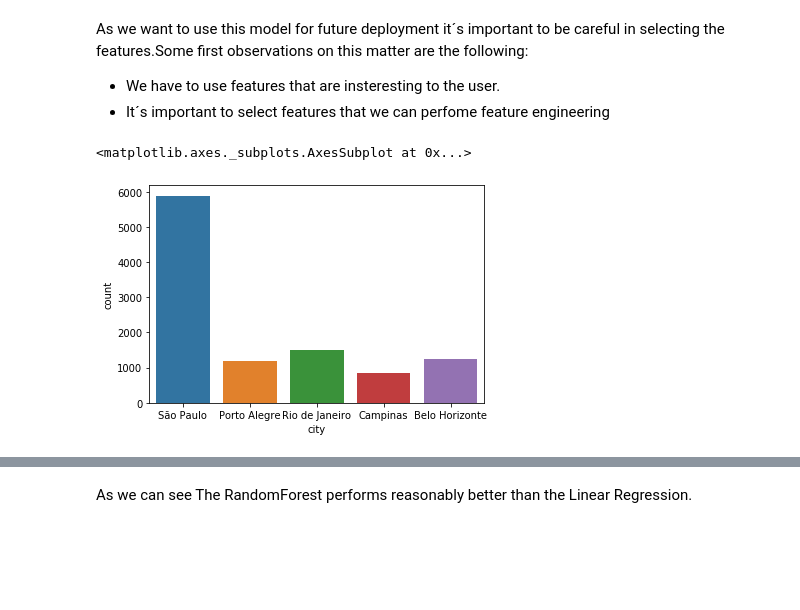
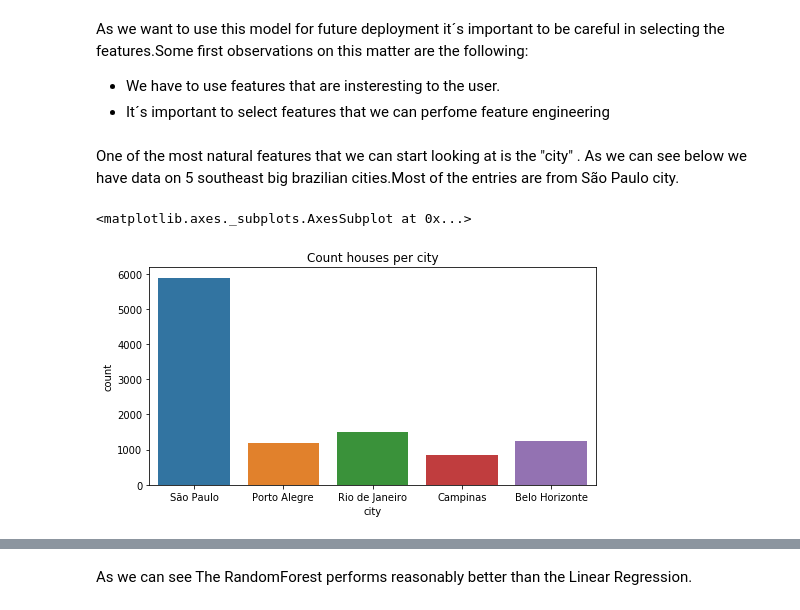
Before and after one commit to Pontes-Junior/Rent_Prices_Prediction, a Jupyter notebook: Houses_to_rent_Notebook.ipynb, the cells around one changed output, grey strips where cells are left out. Drawn from its saved outputs; the diff is of its cells as text; code cells hidden in the pictures; blank space fills up the shorter version.

```diff
--- a/Houses_to_rent_Notebook.ipynb
+++ b/Houses_to_rent_Notebook.ipynb
@@ -60,9 +64,13 @@ As we want to use this model for future deployment it´s important to be careful
 
 - We have to use features that are insteresting to the user.
 - It´s important to select features that we can perfome feature engineering
+# %% [markdown]
+One of the most natural features that we can start looking at is the "city" . As we can see below we have data on 5 southeast big brazilian cities.Most of the entries are from São Paulo city.
 # %%
+plt.figure(figsize=(8,4))
+plt.title("Count houses per city")
 data.city.unique()
 sns.countplot(x="city",data=data)
 # %% [output]
 <matplotlib.axes._subplots.AxesSubplot at 0x...>
-[figure, old version]
+[figure, new version]
```
Also changed, not shown: parts of 45 cells of this notebook.
